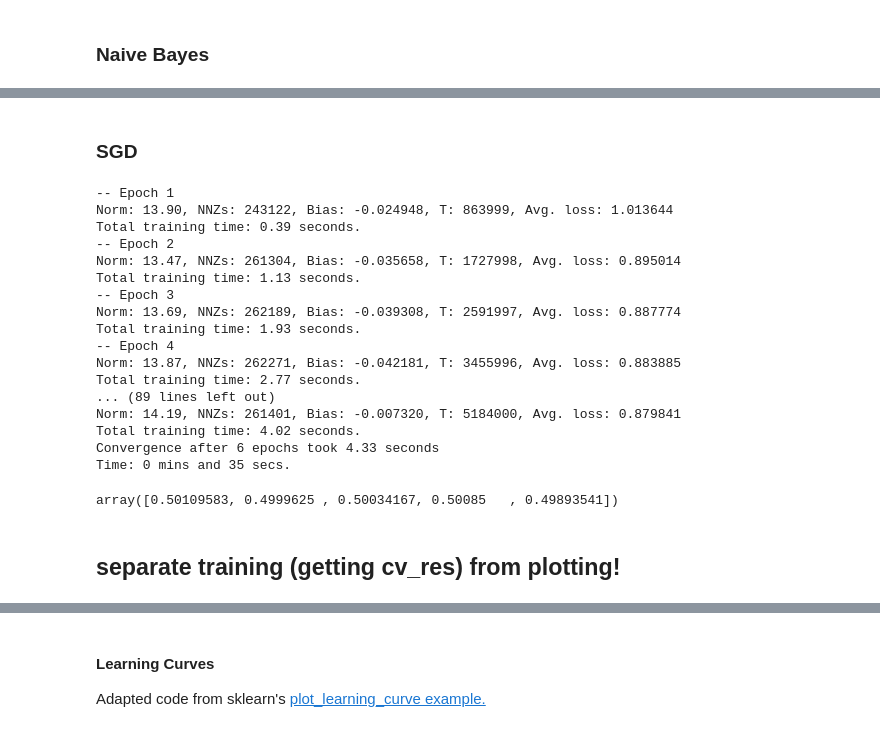
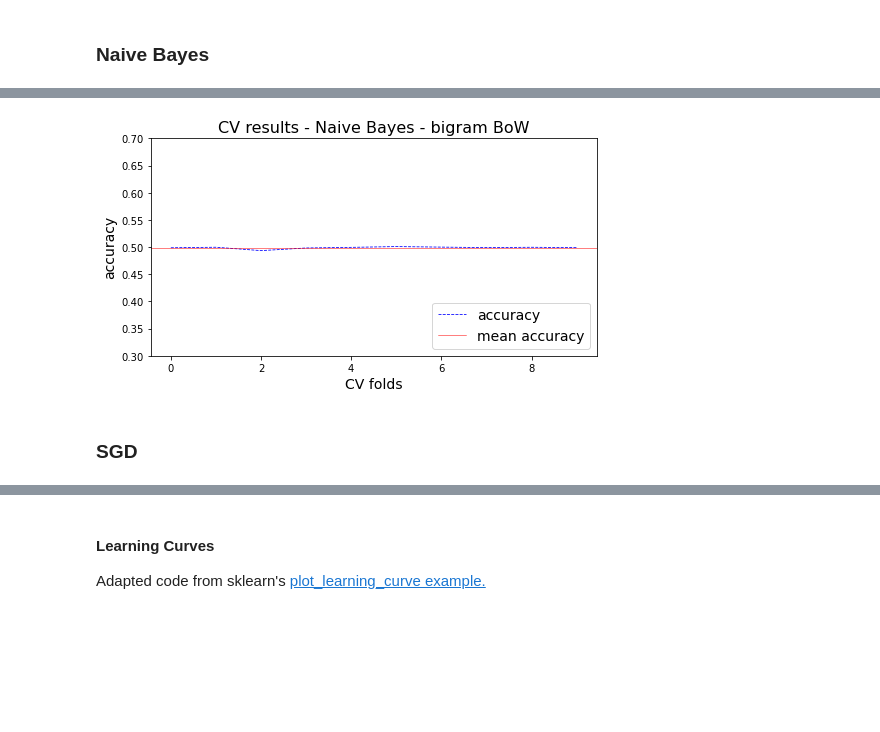
Before and after one commit to BigBangData/NaturalLanguageProcessing, a Jupyter notebook: sentiment140/05_Twitter_Sentiment_Analysis_NaiveBayes.ipynb, the cells around one changed output, grey strips where cells are left out. Saved outputs shown, nothing was run; the diff lists cells and outputs as text; code cells hidden in the pictures; blank space fills up the shorter version.

```diff
--- a/sentiment140/05_Twitter_Sentiment_Analysis_NaiveBayes.ipynb
+++ b/sentiment140/05_Twitter_Sentiment_Analysis_NaiveBayes.ipynb
@@ -118,3 +79,7 @@ array([0.50070833, 0.50091667, 0.49775   , 0.5024    , 0.49904167,
+# %%
+plot_cv_res(cv_res_NBbig, 'Naive Bayes - bigram BoW')
+# %% [output]
+[figure, added]
 # %% [markdown]
 ### SGD
 # %%
@@ -124,29 +88,0 @@ SGD_clf = SGDClassifier(verbose=4, n_jobs=-1, random_state=42, warm_start=True,
-# %%
-start = time.time()
-cv_res = cross_val_score(SGD_clf, X_bow, y_train.ravel(), cv=5, scoring="accuracy")
-mins, secs = divmod(time.time() - start, 60)
-print(f'Time: {mins:0.0f} mins and {secs:0.0f} secs.')
-# %% [output]
--- Epoch 1
-Norm: 13.90, NNZs: 243122, Bias: -0.024948, T: 863999, Avg. loss: 1.013644
-Total training time: 0.39 seconds.
--- Epoch 2
-Norm: 13.47, NNZs: 261304, Bias: -0.035658, T: 1727998, Avg. loss: 0.895014
-Total training time: 1.13 seconds.
--- Epoch 3
-Norm: 13.69, NNZs: 262189, Bias: -0.039308, T: 2591997, Avg. loss: 0.887774
-Total training time: 1.93 seconds.
--- Epoch 4
-Norm: 13.87, NNZs: 262271, Bias: -0.042181, T: 3455996, Avg. loss: 0.883885
-Total training time: 2.77 seconds.
-... (89 lines left out)
-Norm: 14.19, NNZs: 261401, Bias: -0.007320, T: 5184000, Avg. loss: 0.879841
-Total training time: 4.02 seconds.
-Convergence after 6 epochs took 4.33 seconds
-Time: 0 mins and 35 secs.
-# %%
-cv_res
-# %% [output]
-array([0.50109583, 0.4999625 , 0.50034167, 0.50085   , 0.49893541])
-# %% [markdown]
-## separate training (getting cv_res) from plotting!
```
Also changed, not shown: parts of 53 cells of this notebook, 2 other files.
